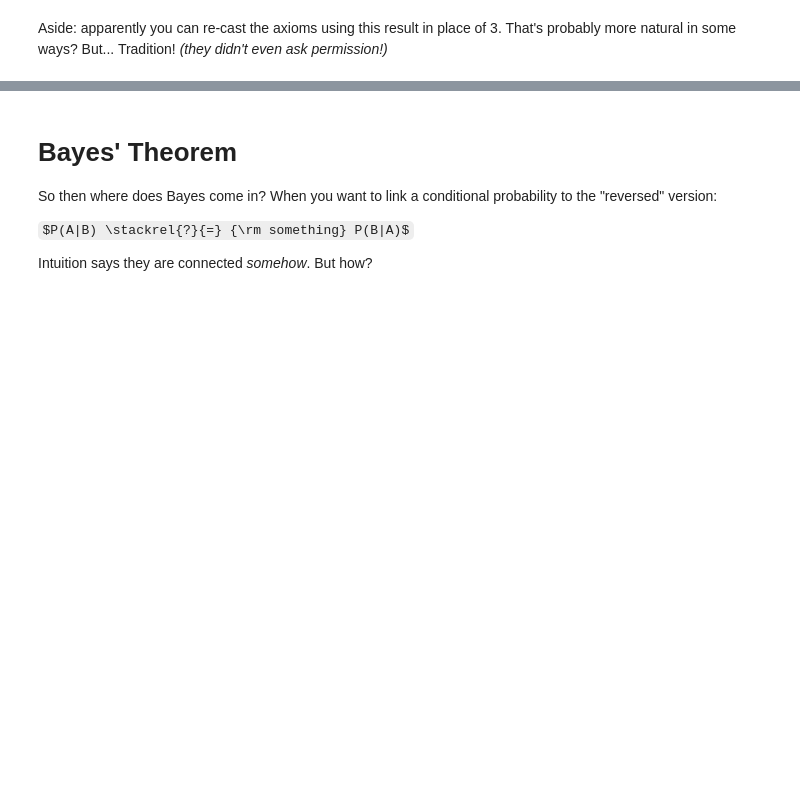
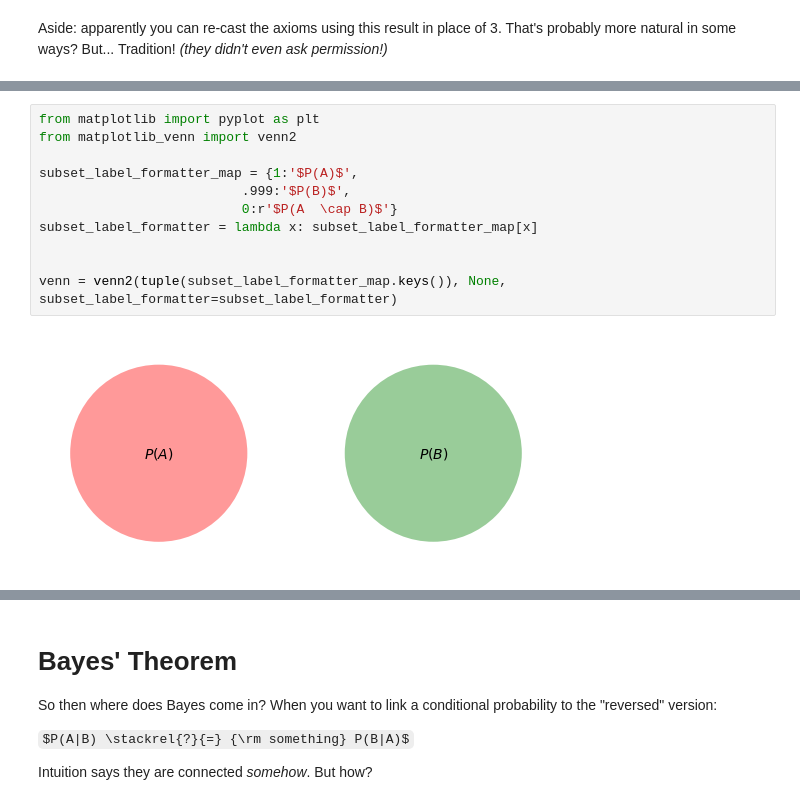
Before and after one commit to eteq/bayes-intro, a Jupyter notebook: Session 1.ipynb, the cells around one changed output, grey strips where cells are left out. Cells and saved outputs as stored; diff of their text form; some formulas as TeX source; blank space fills up the shorter version.

Commit message:
updates with graphical representation and reorganization

```diff
--- a/Session 1.ipynb
+++ b/Session 1.ipynb
@@ -46,0 +55,13 @@ Aside:  apparently you can re-cast the axioms using this result in place of 3.
+# %%
+from matplotlib import pyplot as plt
+from matplotlib_venn import venn2
+
+subset_label_formatter_map = {1:'$P(A)$',
+                          .999:'$P(B)$',
+                          0:r'$P(A  \cap B)$'}
+subset_label_formatter = lambda x: subset_label_formatter_map[x]
+
+
+venn = venn2(tuple(subset_label_formatter_map.keys()), None, subset_label_formatter=subset_label_formatter)
+# %% [output]
+[figure, added]
```
Also changed, not shown: parts of 20 cells of this notebook, 1 other file.
